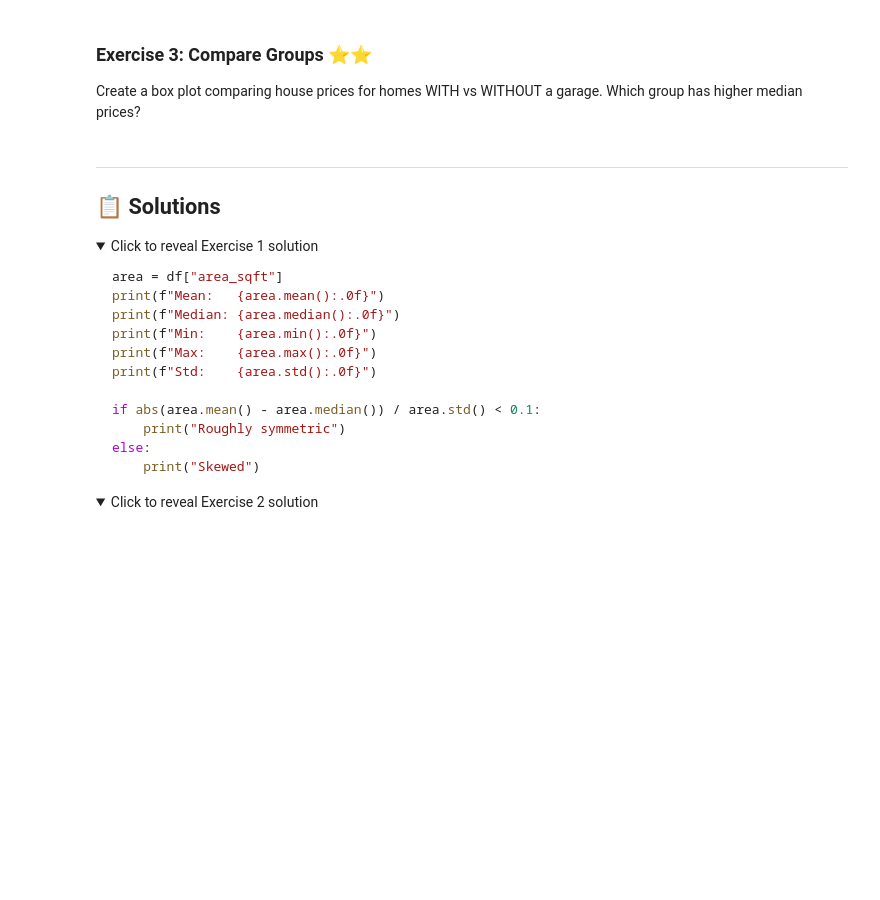
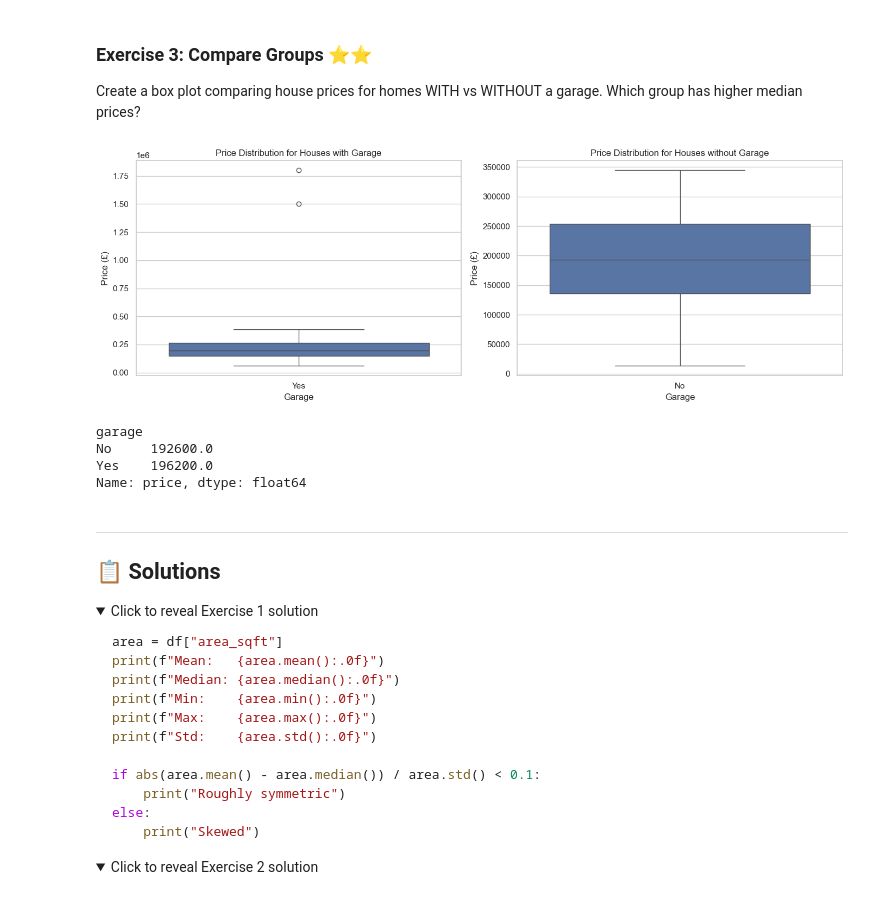
Before and after one commit to kjw009/python-for-data-science, a Jupyter notebook: Module_08_EDA/Module_08_Exploratory_Data_Analysis.ipynb, the cells around one changed output. Saved outputs shown, nothing was run; the diff lists cells and outputs as text; code cells hidden in the pictures; folded sections open; blank space fills up the shorter version.

Commit message:
Completed Exploratory Data Analysis

```diff
--- a/Module_08_EDA/Module_08_Exploratory_Data_Analysis.ipynb
+++ b/Module_08_EDA/Module_08_Exploratory_Data_Analysis.ipynb
@@ -304,3 +429,30 @@ Create a box plot comparing house prices for homes WITH vs WITHOUT a garage. Whi
+# %%
+# YOUR CODE HERE
+garage_y = df[df['garage'] == 'Yes']
+garage_n = df[df['garage'] == 'No']
+
+fig, axes = plt.subplots(1, 2, figsize=(14, 5))
+
+sns.boxplot(data=garage_y, x='garage', y='price', ax=axes[0])
+axes[0].set_title("Price Distribution for Houses with Garage")
+axes[0].set_xlabel("Garage")
+axes[0].set_ylabel("Price (£)")
+
+sns.boxplot(data=garage_n, x='garage', y='price', ax=axes[1])
+axes[1].set_title("Price Distribution for Houses without Garage")
+axes[1].set_xlabel("Garage")
+axes[1].set_ylabel("Price (£)")
+
+plt.tight_layout()
+plt.show()
+
+df.groupby('garage')['price'].median()
+# %% [output]
+[figure, added]
+garage
+No     192600.0
+Yes    196200.0
+Name: price, dtype: float64
 # %% [markdown]
 ---
 ## 📋 Solutions
```
Also changed, not shown: parts of 22 cells of this notebook.
